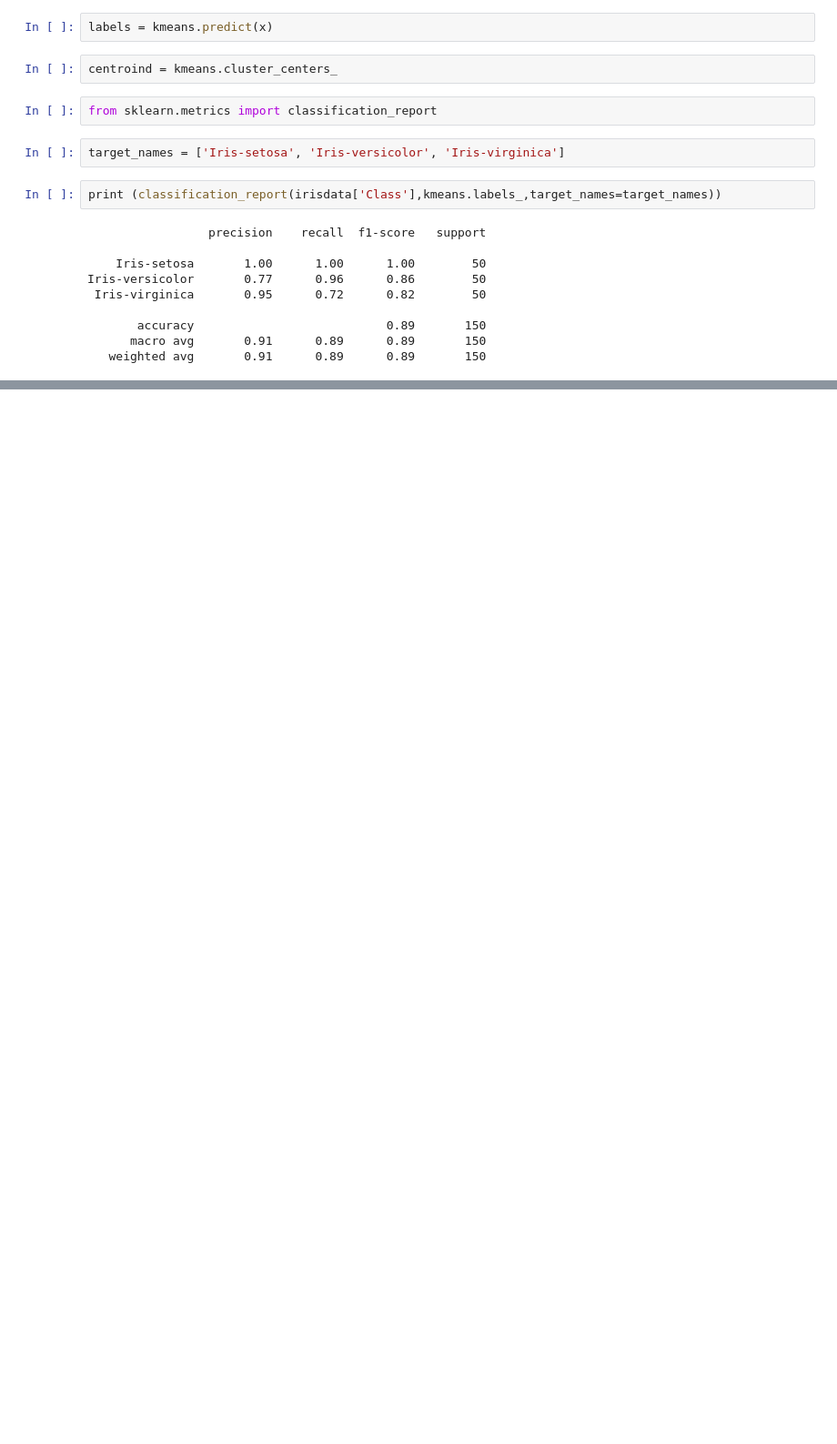
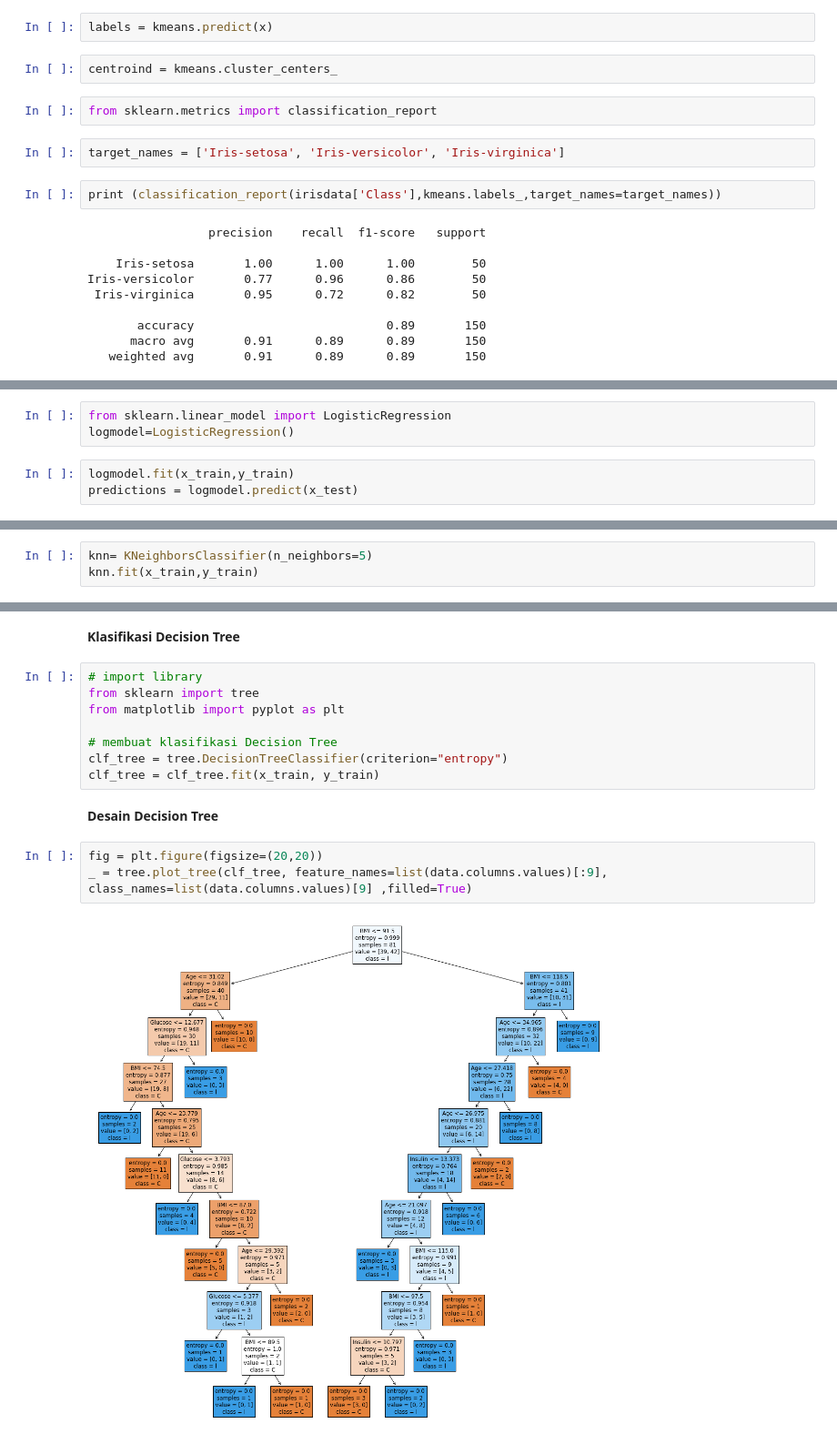
Before and after one commit to nanda-putri/datamining, a Jupyter notebook: _sources/Penambangan Data.ipynb, the cells around one changed output, grey strips where cells are left out. Shown: that part at 91% size. Cells and saved outputs as stored; diff of their text form; blank space fills up the shorter version.

```diff
--- a/_sources/Penambangan Data.ipynb
+++ b/_sources/Penambangan Data.ipynb
@@ -653,0 +751,6 @@ Iris-versicolor       0.77      0.96      0.86        50
+# %%
+from sklearn.linear_model import LogisticRegression
+logmodel=LogisticRegression()
+# %%
+logmodel.fit(x_train,y_train)
+predictions = logmodel.predict(x_test)
@@ -653,0 +792,3 @@ Iris-versicolor       0.77      0.96      0.86        50
+# %%
+knn= KNeighborsClassifier(n_neighbors=5)
+knn.fit(x_train,y_train)
@@ -653,0 +853,17 @@ Iris-versicolor       0.77      0.96      0.86        50
+# %% [markdown]
+**Klasifikasi Decision Tree**
+# %%
+# import library
+from sklearn import tree
+from matplotlib import pyplot as plt
+
+# membuat klasifikasi Decision Tree
+clf_tree = tree.DecisionTreeClassifier(criterion="entropy")
+clf_tree = clf_tree.fit(x_train, y_train)
+# %% [markdown]
+**Desain Decision Tree**
+# %%
+fig = plt.figure(figsize=(20,20))
+_ = tree.plot_tree(clf_tree, feature_names=list(data.columns.values)[:9], class_names=list(data.columns.values)[9] ,filled=True)
+# %% [output]
+[figure, added]
```
Also changed, not shown: parts of 35 cells of this notebook, 7 other files.
